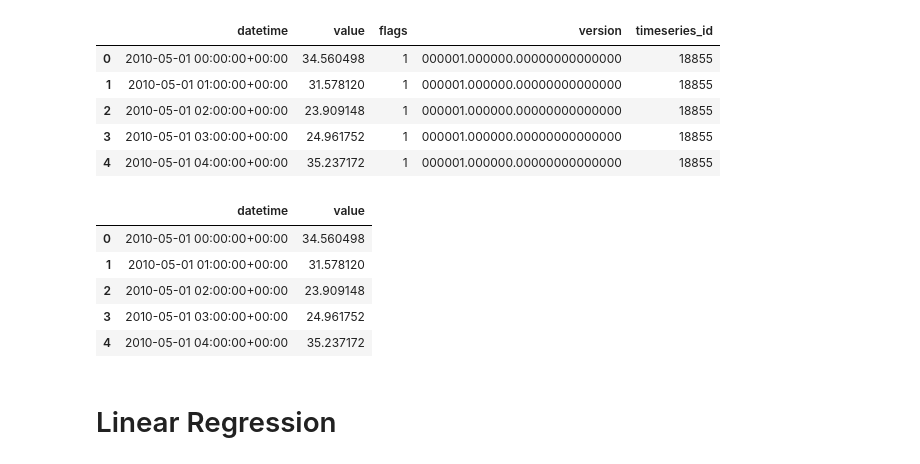
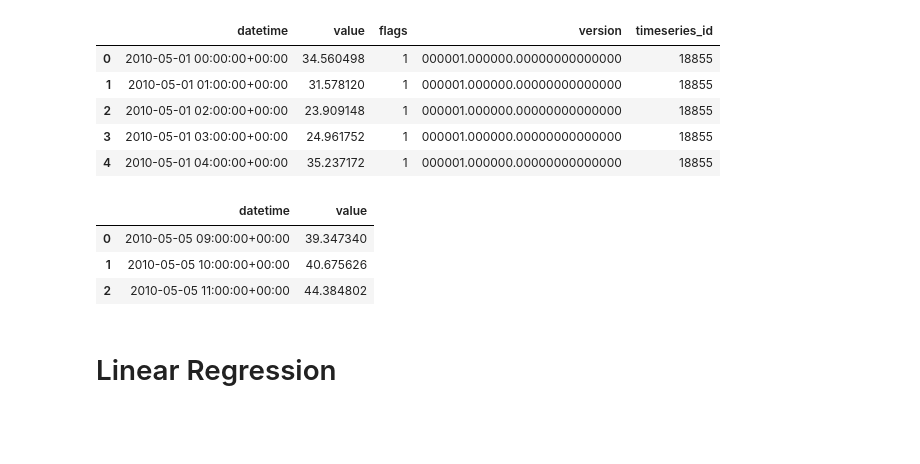
Before and after one commit to Nabizeus/TOAR_Julich, a Jupyter notebook: TOAR_Ozone_Forecast4Julich.ipynb, the cells around one changed output. Drawn from its saved outputs; the diff is of its cells as text; code cells hidden in the pictures; blank space fills up the shorter version.

```diff
--- a/TOAR_Ozone_Forecast4Julich.ipynb
+++ b/TOAR_Ozone_Forecast4Julich.ipynb
@@ -93,3 +93,12 @@ with open("StationDEUB001_timeseries_id18855_01MAY0000_2010_04MAY2359_2010_Ozone
     file.write(resp.text)
 # %% [output]
 <Response [200]>
+# %%
+URL_forecast = "https://toar-data.fz-juelich.de/api/v2/data/timeseries/18855?format=csv&daterange=2010-05-05T09:00:00,2010-05-05T11:00:00"
+#URL = "https://toar-data.fz-juelich.de/api/v2/search/?bounding_box=49,7,50,8&variable_id=21&limit=None"
+
+resp_forecast = requests.get(URL_forecast)
+pp.pprint(resp_forecast)
+# save to file
+with open("StationDEUB001_timeseries_forecast_id18855_05MAY0900_2010_05MAY1100_2010_Ozone.csv", "w") as file:
+    file.write(resp.text)
@@ -122,4 +115,5 @@ pp.pprint(metadata)
 # read the actual data
 #csv_file = "StationDEUB001_timeseries_id94503_JAN_2010_FEB_2010_air_temperature.csv"
 data = pd.read_csv(StringIO(resp.text), comment="#", index_col="datetime", parse_dates=True, infer_datetime_format=True)
-#print(f"data:\n{data}")
+data_forecast = pd.read_csv(StringIO(resp_forecast.text), comment="#", index_col="datetime", parse_dates=True, infer_datetime_format=True)
+print(f"data:\n{data_forecast}")
@@ -150,6 +156,7 @@ print(type(data))
 <class 'pandas.core.frame.DataFrame'>
 # %%
 data.reset_index(inplace=True)
+data_forecast.reset_index(inplace=True)
 # %%
 data.head()
 # %% [output]
@@ -163,15 +170,17 @@ data.head()
 data['datetime'] = pd.to_datetime(data['datetime'])
 data = data.sort_values('datetime')
 data = data[['datetime', 'value']]
+# %%
+data_forecast['datetime'] = pd.to_datetime(data_forecast['datetime'])
+data_forecast = data_forecast.sort_values('datetime')
+data_forecast = data_forecast[['datetime', 'value']]
 # %%
-data.head()
+data_forecast.head()
 # %% [output]
 |  | datetime | value |
-| 0 | 2010-05-01 00:00:00+00:00 | 34.560498 |
-| 1 | 2010-05-01 01:00:00+00:00 | 31.578120 |
-| 2 | 2010-05-01 02:00:00+00:00 | 23.909148 |
-| 3 | 2010-05-01 03:00:00+00:00 | 24.961752 |
-| 4 | 2010-05-01 04:00:00+00:00 | 35.237172 |
+| 0 | 2010-05-05 09:00:00+00:00 | 39.347340 |
+| 1 | 2010-05-05 10:00:00+00:00 | 40.675626 |
+| 2 | 2010-05-05 11:00:00+00:00 | 44.384802 |
 # %%
 train_data, test_data = train_test_split(data, test_size=0.2, shuffle=False)
 # %%
```
Also changed, not shown: parts of 18 cells of this notebook.
